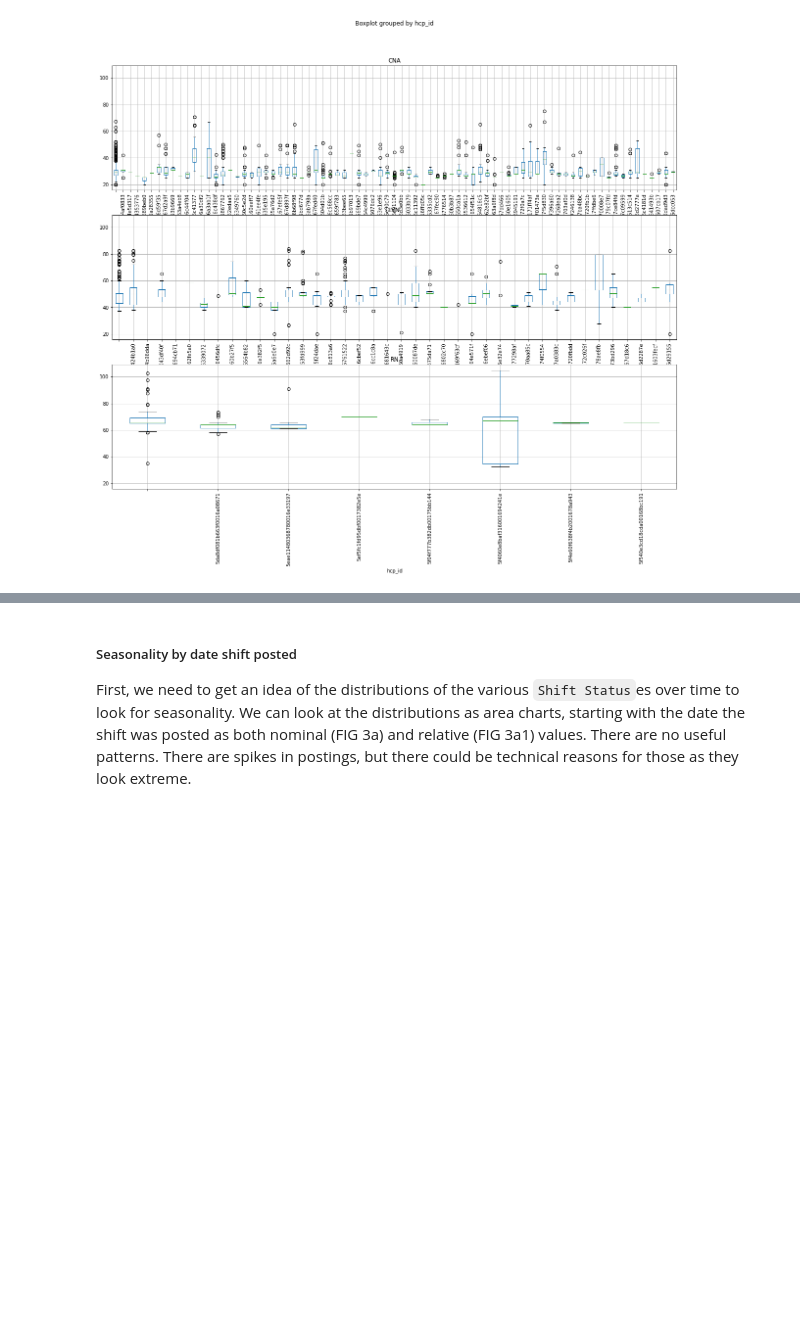
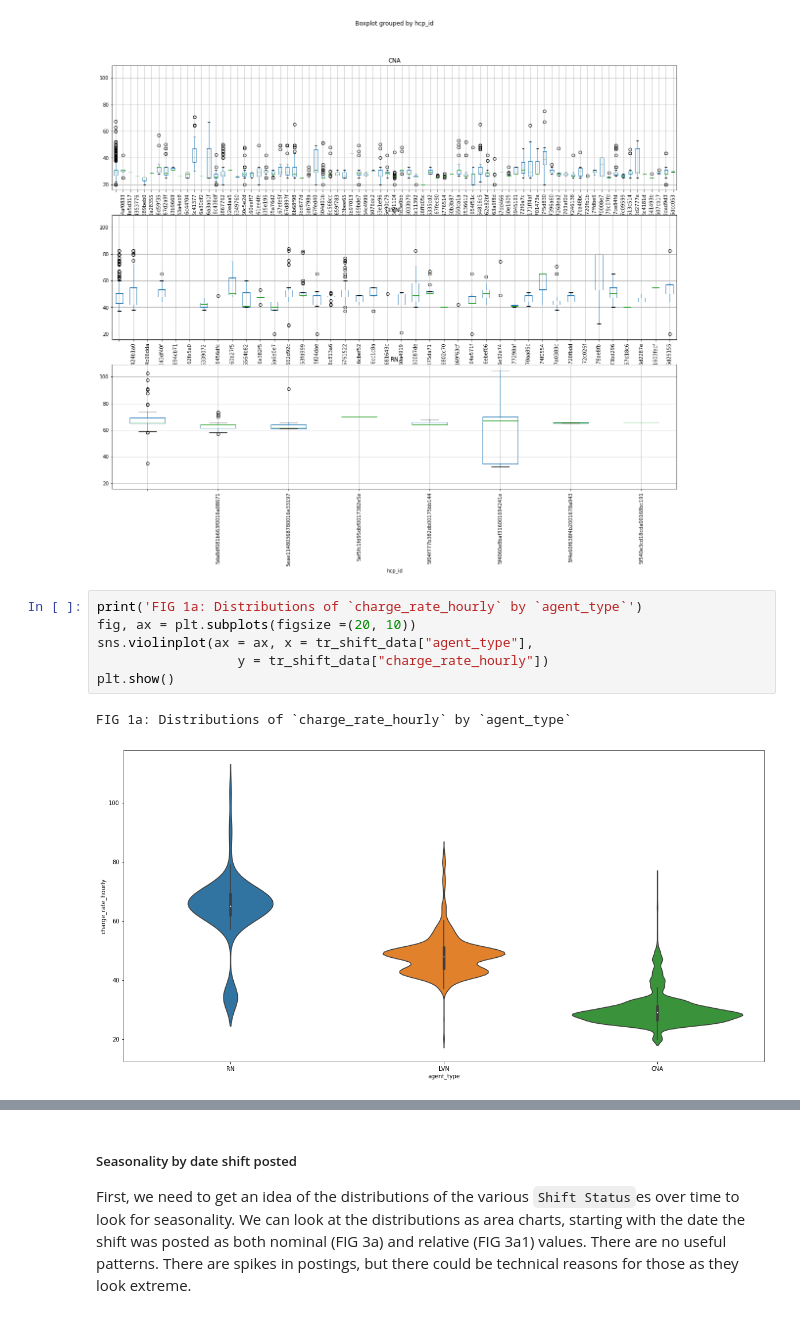
Before and after one commit to bootstrapt/clipboard-health-wbd-notebook, a Jupyter notebook: pricing_wbd.ipynb, the cells around one changed output, grey strips where cells are left out. Saved outputs shown, nothing was run; the diff lists cells and outputs as text; blank space fills up the shorter version.

```diff
--- a/pricing_wbd.ipynb
+++ b/pricing_wbd.ipynb
@@ -369,4 +370,13 @@ tsd_bp = tr_shift_data.groupby('agent_type').boxplot(column=['charge_rate_hourly
 # %% [output]
 FIG 1: Distributions of `charge_rate_hourly` by `hcp_id`
 [figure]
+# %%
+print('FIG 1a: Distributions of `charge_rate_hourly` by `agent_type`')
+fig, ax = plt.subplots(figsize =(20, 10))
+sns.violinplot(ax = ax, x = tr_shift_data["agent_type"],
+                  y = tr_shift_data["charge_rate_hourly"])
+plt.show()
+# %% [output]
+FIG 1a: Distributions of `charge_rate_hourly` by `agent_type`
+[figure, added]
 # %% [markdown]
```
Also changed, not shown: parts of 15 cells of this notebook.
